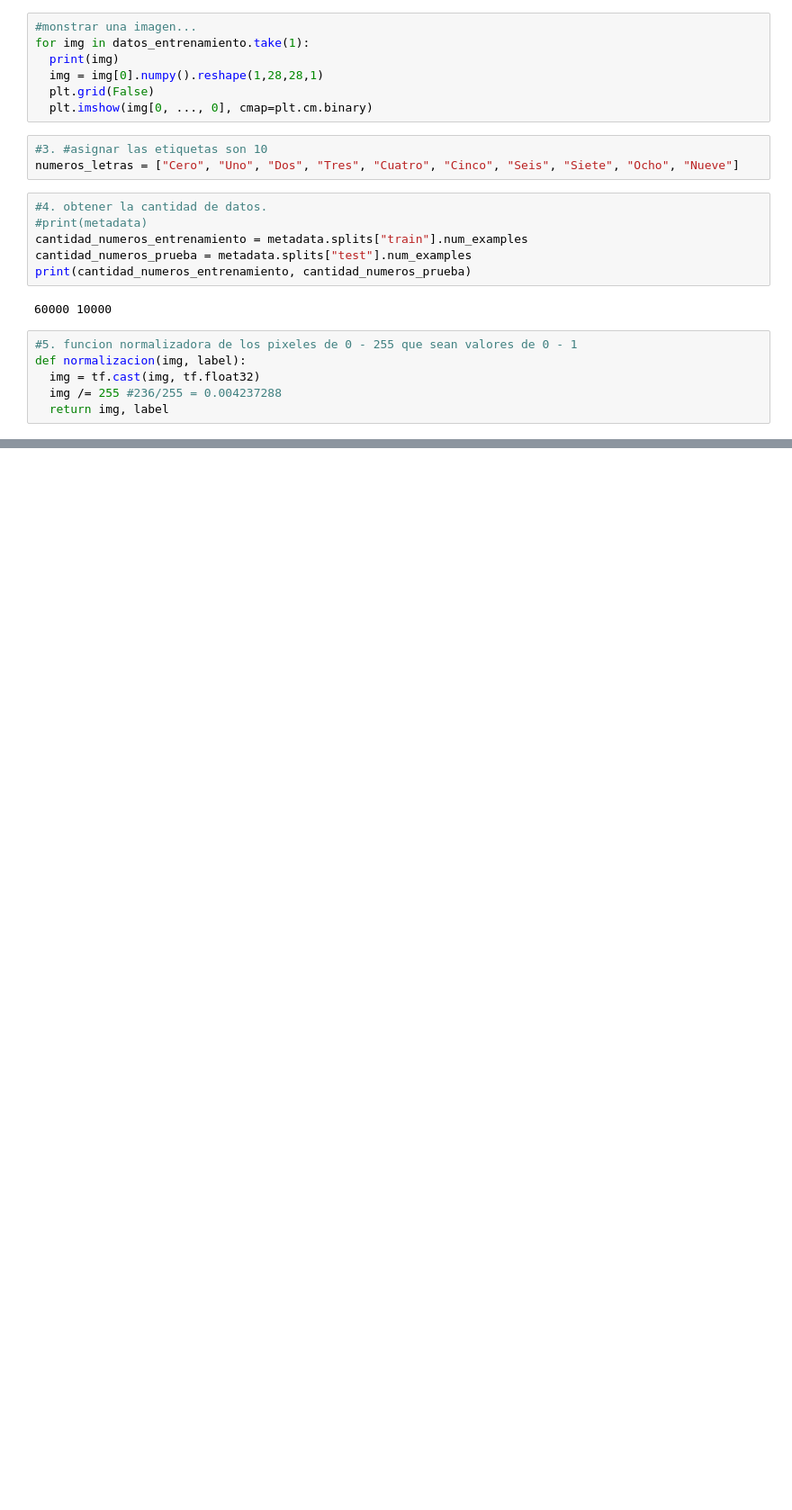
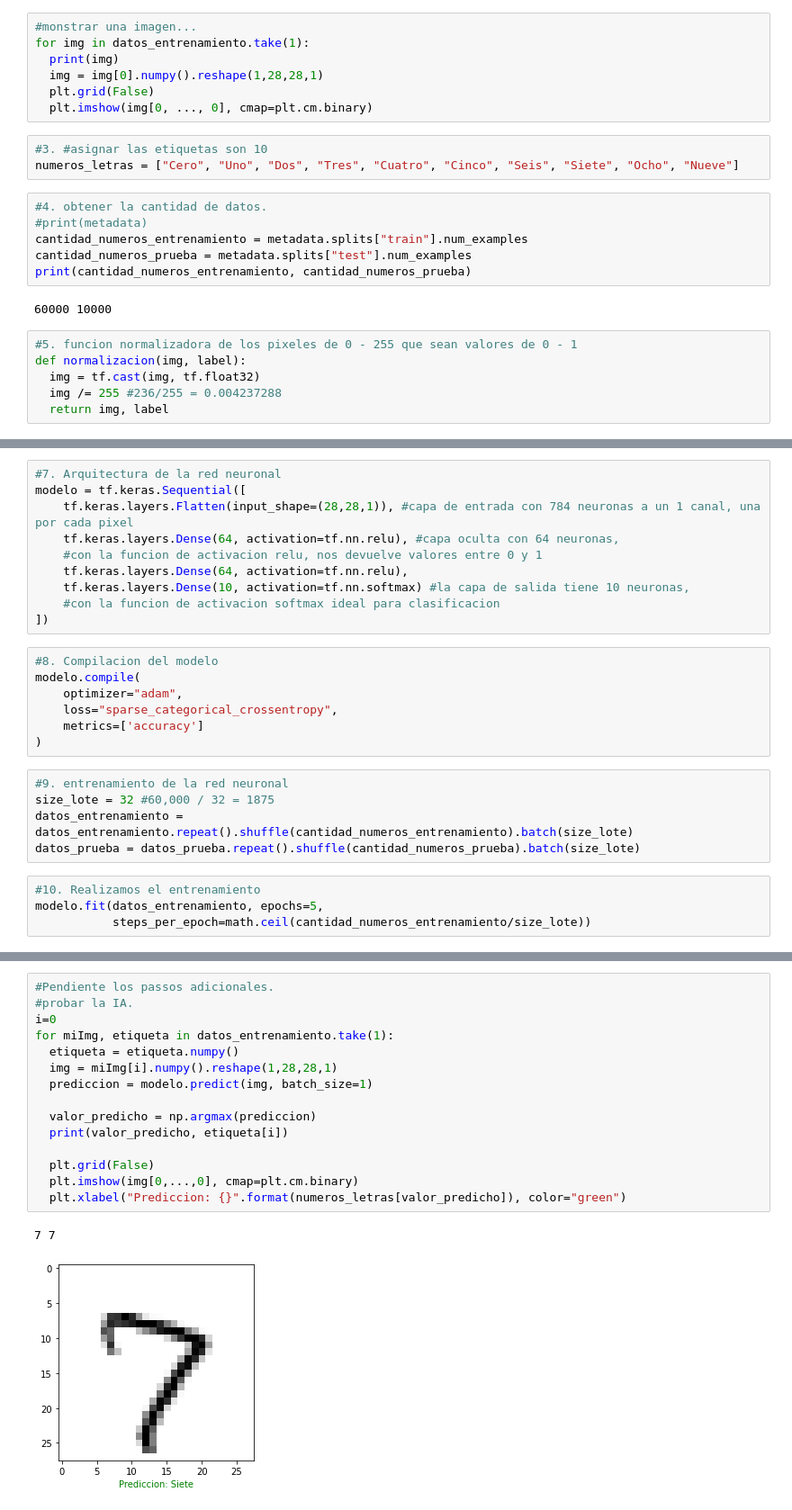
Before and after one commit to SamuelIsai/Ejercicios_en_clase_python, a Jupyter notebook: Untitled18.ipynb, the cells around one changed output, grey strips where cells are left out. Shown: that part at 90% size. Saved outputs shown, nothing was run; the diff lists cells and outputs as text; blank space fills up the shorter version.

```diff
--- a/Untitled18.ipynb
+++ b/Untitled18.ipynb
@@ -567,3 +561,29 @@ datos_prueba = datos_prueba.map(normalizacion)
 
 #for img in datos_entrenamiento.take(1):
   #print(img[0])#5.58150468e-08 => 0.0000000558150468
+# %%
+#7. Arquitectura de la red neuronal
+modelo = tf.keras.Sequential([
+    tf.keras.layers.Flatten(input_shape=(28,28,1)), #capa de entrada con 784 neuronas a un 1 canal, una por cada pixel
+    tf.keras.layers.Dense(64, activation=tf.nn.relu), #capa oculta con 64 neuronas,
+    #con la funcion de activacion relu, nos devuelve valores entre 0 y 1
+    tf.keras.layers.Dense(64, activation=tf.nn.relu),
+    tf.keras.layers.Dense(10, activation=tf.nn.softmax) #la capa de salida tiene 10 neuronas,
+    #con la funcion de activacion softmax ideal para clasificacion
+])
+# %%
+#8. Compilacion del modelo
+modelo.compile(
+    optimizer="adam",
+    loss="sparse_categorical_crossentropy",
+    metrics=['accuracy']
+)
+# %%
+#9. entrenamiento de la red neuronal
+size_lote = 32 #60,000 / 32 = 1875
+datos_entrenamiento = datos_entrenamiento.repeat().shuffle(cantidad_numeros_entrenamiento).batch(size_lote)
+datos_prueba = datos_prueba.repeat().shuffle(cantidad_numeros_prueba).batch(size_lote)
+# %%
+#10. Realizamos el entrenamiento
+modelo.fit(datos_entrenamiento, epochs=5,
+           steps_per_epoch=math.ceil(cantidad_numeros_entrenamiento/size_lote))
@@ -569,0 +602,18 @@ datos_prueba = datos_prueba.map(normalizacion)
+# %%
+#Pendiente los passos adicionales.
+#probar la IA.
+i=0
+for miImg, etiqueta in datos_entrenamiento.take(1):
+  etiqueta = etiqueta.numpy()
+  img = miImg[i].numpy().reshape(1,28,28,1)
+  prediccion = modelo.predict(img, batch_size=1)
+
+  valor_predicho = np.argmax(prediccion)
+  print(valor_predicho, etiqueta[i])
+
+  plt.grid(False)
+  plt.imshow(img[0,...,0], cmap=plt.cm.binary)
+  plt.xlabel("Prediccion: {}".format(numeros_letras[valor_predicho]), color="green")
+# %% [output]
+7 7
+[figure, added]
```
Also changed, not shown: parts of 4 cells of this notebook.
